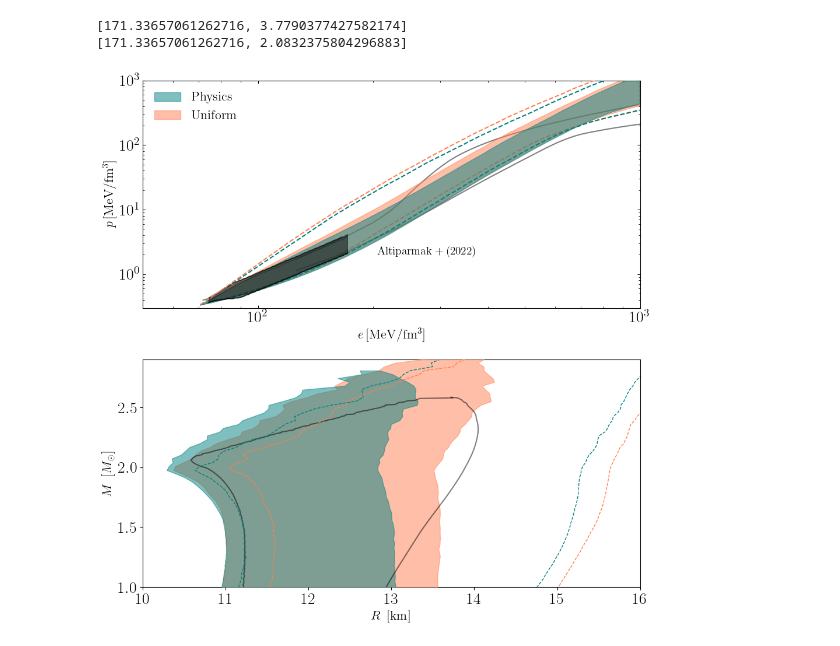
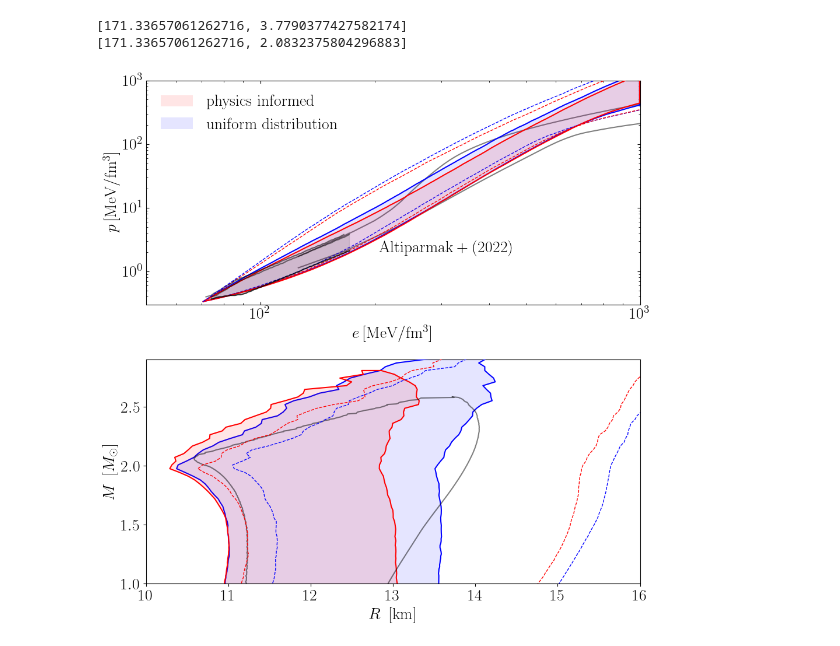
Before and after one commit to EckerChristian/MCLambdaBHNS, a Jupyter notebook: plotting_code/Fig_3_GW170817_press_dens_MR.ipynb, the cells around one changed output. Cells and saved outputs as stored; diff of their text form; code cells hidden in the pictures.

```diff
--- a/plotting_code/Fig_3_GW170817_press_dens_MR.ipynb
+++ b/plotting_code/Fig_3_GW170817_press_dens_MR.ipynb
@@ -295,45 +295,38 @@ ax[0].set_ylim([3e-1,10**3])
 #ax.grid(color="gray", linestyle="dashed", linewidth=0.5)
 ax[0].tick_params(which='major', direction='in',top="true",right="true")
 ax[0].tick_params(which='minor', direction='in',top="true",right="true")
-ax[0].set_xlabel(r'$e\,\rm [MeV/fm^3]$', fontsize = 16)
-ax[0].set_ylabel(r'$p\,\rm [MeV/fm^3]$',fontsize =  16)
+ax[0].set_xlabel(r'$e\,\rm [MeV/fm^3]$', fontsize = 20)
+ax[0].set_ylabel(r'$p\,\rm [MeV/fm^3]$',fontsize = 20)
 
-ax[0].plot(10**cont1[:,0],10**cont1[:,1],             color = "black"  , linestyle = "solid",zorder=1,alpha=0.5)
-ax[0].plot(10**cont1[:,0],10**cont1[:,2],             color = "black"  , linestyle = "solid",zorder=1,alpha=0.5)
+ax[0].plot(10**cont1[:,0],10**cont1[:,1], color = "black"  , linestyle = "solid",zorder=1,alpha=0.5)
+ax[0].plot(10**cont1[:,0],10**cont1[:,2], color = "black"  , linestyle = "solid",zorder=1,alpha=0.5)
 
-ax[0].plot(10**CET[:,0],10**CET[:,1], color = "black", linestyle = "solid",zorder=5,alpha=0.5)
-ax[0].plot(10**CET[:,2],10**CET[:,3], color = "black", linestyle = "solid",zorder=5,alpha=0.5)
-ax[0].fill_between(10**CET[:,0],10**CET[:,1],1.1*10**CET[:,3], color = "black" ,zorder=5,alpha=0.5)
-ax[0].plot(10**CET[:,0],10**CET[:,1], color = "black" ,zorder=5,linewidth=0.5,alpha=0.5)
-ax[0].plot(10**CET[:,0],10**CET[:,3], color = "black" ,zorder=5,linewidth=0.5,alpha=0.5)
+ax[0].plot(10**CET[:,0],10**CET[:,1], color = "black", linestyle = "solid",zorder=5,alpha=0.5,linewidth=1.5)
+ax[0].plot(10**CET[:,2],10**CET[:,3], color = "black", linestyle = "solid",zorder=5,alpha=0.5,linewidth=1.5)
+ax[0].fill_between(10**CET[:,0],10**CET[:,1],1.1*10**CET[:,3], color = "black" ,zorder=5,alpha=0.1)
+ax[0].plot(10**CET[:,0],10**CET[:,1], color = "black" ,zorder=5,linewidth=1.5,alpha=0.5)
+ax[0].plot(10**CET[:,0],10**CET[:,3], color = "black" ,zorder=5,linewidth=1.5,alpha=0.5)
 print([10**CET[-1,0],10**CET[-1,3]])
 print([10**CET[-1,0],10**CET[-1,1]])
 
-ax[0].text(205, 2.0 ,r'$\rm Altiparmak+ (2022)$', fontsize = 14, color="black")
+ax[0].text(205, 2.0 ,r'$\rm Altiparmak+ (2022)$', fontsize = 20, color="black")
 #ax[0].text(200, 1.2 ,r'$\rm theory$', fontsize = 14, color="blue")
 #plt.text(18000, 1600 ,r'$\rm pQCD$', fontsize = 14,color="green")
 
-#plt.plot(eng_dens,press_low,color='purple')
-#plt.plot(eng_dens,press_high,color='purple')
 ax[0].fill_between(eng_dens_GW170817_physics, press_low_GW170817_physics, press_high_GW170817_physics,
-                        color='teal', alpha=0.5, label=r'$\rm Physics $', zorder=3)
-#ax[0].plot(eng_dens_GW170817_physics, press_low_GW170817_physics,color='teal',zorder=4)
-#ax[0].plot(eng_dens_GW170817_physics, press_high_GW170817_physics,color='teal',zorder=4)
+                   color='red', edgecolor='none',alpha=0.1, label=r'$\rm physics~informed$', zorder=3)
+ax[0].fill_between(eng_dens_GW170817_physics, press_low_GW170817_physics, press_high_GW170817_physics,
+                   color='none',edgecolor='red',alpha=1.0,linewidth=1.5,zorder=3)
 
-#ax[0].plot(eng_dens_uniform, press_low_uniform,
-#                     color='coral', alpha=1.0, label=r'$\rm Uniform$', zorder=2)
-#ax[0].plot(eng_dens_uniform, press_high_uniform,color='coral', alpha=1.0, zorder=2)
-ax[0].plot(eng_dens_uniform_prior, press_low_uniform_prior,
-                     color='coral', alpha=1.0, zorder=2,linestyle='dashed')
-ax[0].plot(eng_dens_uniform_prior, press_high_uniform_prior,color='coral', alpha=1.0, zorder=6,linestyle='dashed')
-ax[0].fill_between(eng_dens_uniform, press_low_uniform, press_high_uniform,
-                       color='coral', alpha=0.5, label=r'$\rm Uniform$', zorder=2)
+ax[0].plot(eng_dens_uniform_prior, press_low_uniform_prior,color='blue', alpha=1.0, zorder=2,linestyle='dashed',linewidth=1.0)
+ax[0].plot(eng_dens_uniform_prior, press_high_uniform_prior,color='blue', alpha=1.0, zorder=6,linestyle='dashed',linewidth=1.0)
 
-ax[0].plot(eng_dens_physics_prior, press_low_physics_prior,
-                       color='teal', alpha=1.0,linestyle='dashed',zorder=3)
-ax[0].plot(eng_dens_physics_prior,press_high_physics_prior,
-                       color='teal', alpha=1.0,linestyle='dashed',zorder=3)
-ax[0].legend(loc="upper left",fontsize=16,frameon=False)
+ax[0].fill_between(eng_dens_uniform, press_low_uniform, press_high_uniform, color='blue', edgecolor='none',alpha=0.1, label=r'$\rm uniform~distribution$', zorder=2)
+ax[0].fill_between(eng_dens_uniform, press_low_uniform, press_high_uniform, color='none', edgecolor='blue',linewidth=1.5, alpha=1.0, zorder=2)
+
+ax[0].plot(eng_dens_physics_prior, press_low_physics_prior, color='red', alpha=1.0,linestyle='dashed',linewidth=1.0,zorder=3)
+ax[0].plot(eng_dens_physics_prior,press_high_physics_prior, color='red', alpha=1.0,linestyle='dashed',linewidth=1.0,zorder=3)
+ax[0].legend(loc="upper left",fontsize=20,frameon=False)
 #plt.savefig('press_dens_GW170817_w_prior.pdf',dpi=500)
 
 # Now do the mass-radius plot
@@ -343,40 +336,45 @@ envel1=np.loadtxt("cloudMR2p0.txt")
 envel2=np.loadtxt("cloudMR2p18.txt")
 envel3=np.loadtxt("cloudMR2p35.txt")
 envel4=np.loadtxt("cloudMR2p52.txt")
 
 # 90% contours
 cont1=np.loadtxt("cont0p1Mtov2p0.dat")
 cont2=np.loadtxt("cont0p1Mtov2p18.dat")
 cont3=np.loadtxt("cont0p1Mtov2p35.dat")
 cont4=np.loadtxt("cont0p1Mtov2p52.dat")
 # dirty trick to close the contour
 cont4[-1,2]=cont4[-1,1]
 cont3[-1,2]=cont3[-1,1]
 
 
 ax[1].set_xlim([10,16])
 ax[1].set_ylim([1,2.9])
-ax[1].set_ylabel(r'$ M~\left[M_\odot\right]$',fontsize=16)
-ax[1].set_xlabel(r'$R~\left[{\rm km}\right]$',fontsize=16)
+ax[1].set_ylabel(r'$ M~\left[M_\odot\right]$',fontsize=20)
+ax[1].set_xlabel(r'$R~\left[{\rm km}\right]$',fontsize=20)
 
 
 # contours
-ax[1].plot( cont1[:,1], cont1[:,0], color = "black"  , linestyle = "-",zorder=7,alpha=0.5)
-ax[1].plot( cont1[:,2], cont1[:,0], color = "black"  , linestyle = "-",zorder=7,label=r"$M_{\rm TOV}\geq 2.0\,M_\odot$",alpha=0.5)
+ax[1].plot( cont1[:,1], cont1[:,0], color = "black"  , linestyle = "-",zorder=7,alpha=0.5,linewidth=1.5)
+ax[1].plot( cont1[:,2], cont1[:,0], color = "black"  , linestyle = "-",zorder=7,label=r"$M_{\rm TOV}\geq 2.0\,M_\odot$",alpha=0.5,linewidth=1.5)
 #ax[1].legend(loc="upper left",fontsize=16,frameon=False)
 # save the plot
 
+# GW170817 with physics
+ax[1].fill_betweenx(mass_GW170817_physics,min_radius_GW170817_physics,max_radius_GW170817_physics,color="red",edgecolor='none',zorder=5,alpha=0.1)
+ax[1].fill_betweenx(mass_GW170817_physics,min_radius_GW170817_physics,max_radius_GW170817_physics,color="none",edgecolor='red',zorder=5,alpha=1.0,linewidth=1.5)
 
-# GW170817 with physics
-ax[1].fill_betweenx(mass_GW170817_physics,min_radius_GW170817_physics,max_radius_GW170817_physics, color = "teal" ,zorder=5,alpha=0.5)
-ax[1].fill_betweenx(mass_GW170817_uniform,min_radius_GW170817_uniform,max_radius_GW170817_uniform, edgecolor = "coral" ,facecolor='coral',zorder=4,alpha=0.5)
-ax[1].fill_betweenx(mass_BNS_prior,min_radius_BNS_prior,max_radius_BNS_prior, edgecolor = "teal" ,facecolor='none',zorder=7,linestyle='dashed')
-ax[1].fill_betweenx(mass_uniform_prior,min_radius_uniform_prior,max_radius_uniform_prior, edgecolor = "coral" ,facecolor='none',zorder=7,linestyle='dashed')
+ax[1].fill_betweenx(mass_GW170817_uniform,min_radius_GW170817_uniform,max_radius_GW170817_uniform,color='blue',edgecolor="none",zorder=4,alpha=0.1)
+ax[1].fill_betweenx(mass_GW170817_uniform,min_radius_GW170817_uniform,max_radius_GW170817_uniform,color='none', edgecolor="blue",zorder=4,alpha=1.0,linewidth=1.5)
+
+ax[1].fill_betweenx(mass_BNS_prior,min_radius_BNS_prior,max_radius_BNS_prior, edgecolor = "red" ,facecolor='none',zorder=7,linestyle='dashed')
+ax[1].fill_betweenx(mass_uniform_prior,min_radius_uniform_prior,max_radius_uniform_prior, edgecolor = "blue" ,facecolor='none',zorder=7,linestyle='dashed')
+
+
 #ax[0].set_box_aspect(1)
 #ax[1].set_box_aspect(1)
 plt.tight_layout()
 plt.savefig("GW170817_press_dens_MR.pdf")
 # %% [output]
 [171.33657061262716, 3.7790377427582174]
 [171.33657061262716, 2.0832375804296883]
-[figure, old version]
+[figure, new version]
```
Also changed, not shown: 2 other files.
